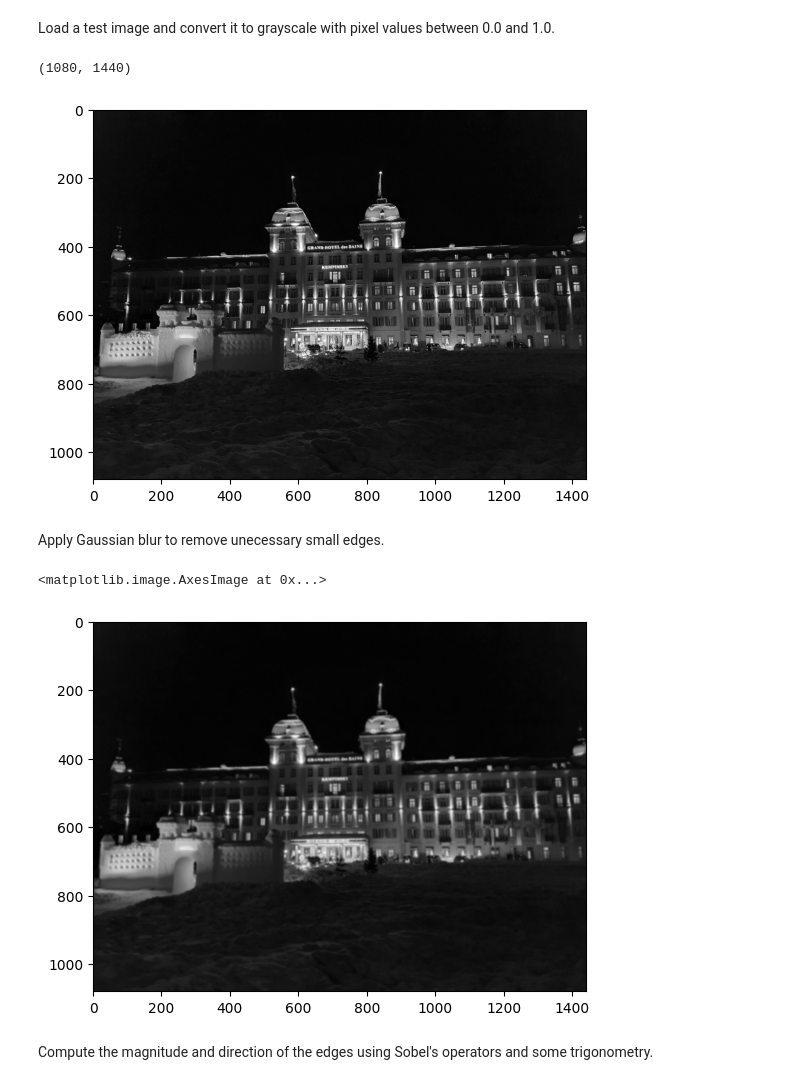
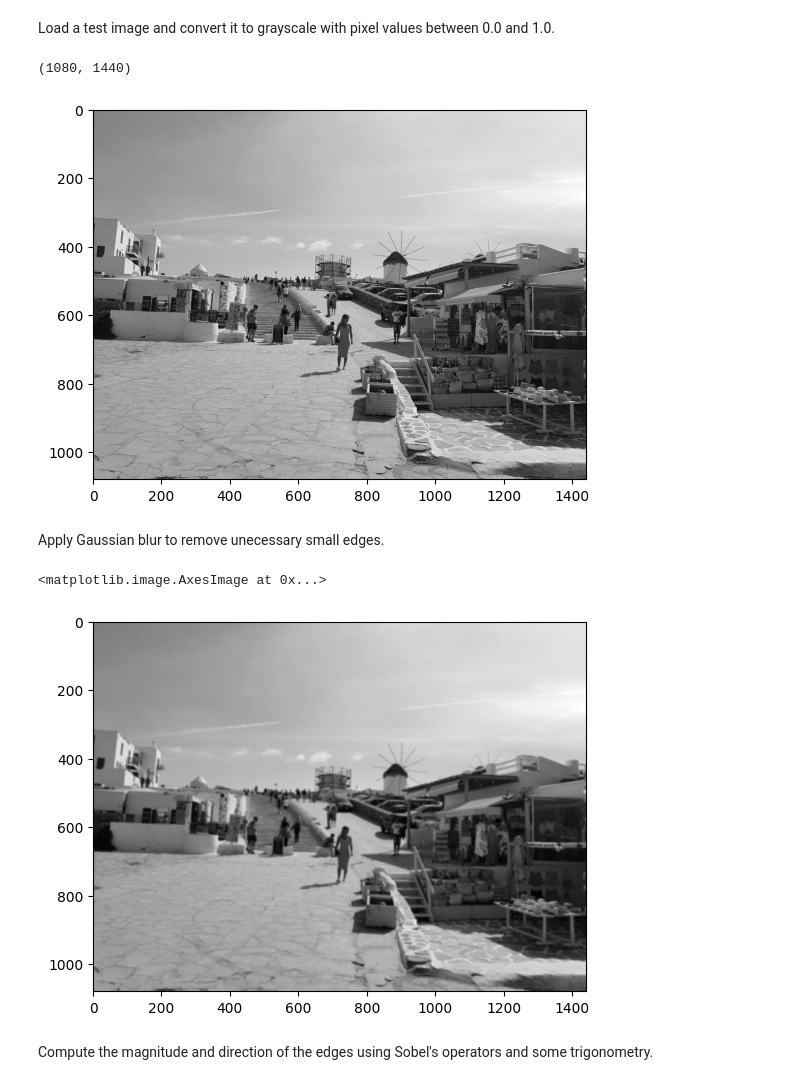
Before and after one commit to yv1es/computer_vision_scripts, a Jupyter notebook: canny_edge_detection.ipynb, the cells around one changed output. Cells and saved outputs as stored; diff of their text form; code cells hidden in the pictures.

```diff
--- a/canny_edge_detection.ipynb
+++ b/canny_edge_detection.ipynb
@@ -14,20 +14,20 @@ mpl.rc('image', cmap='gray')  # tell matplotlib to use gray shades for grayscale
 Load a test image and convert it to grayscale with pixel values between 0.0 and 1.0.
 # %%
 # img_name = 'imgs/stmoritz.jpg'
-img_name = 'imgs/stmoritz_fhd.jpg'
-# img_name = 'imgs/mykonos_fhd.jpg'
+# img_name = 'imgs/stmoritz_fhd.jpg'
+img_name = 'imgs/mykonos_fhd.jpg'
 
 
 img = np.array(imread(img_name), dtype=float)
 
 # convert to grayscale
 img = np.linalg.norm(img, axis=2) /255
 
 imshow(img)
 img.shape
 # %% [output]
 (1080, 1440)
-[figure, old version]
+[figure, new version]
 # %% [markdown]
 Apply Gaussian blur to remove unecessary small edges.
 # %%
@@ -46,7 +46,7 @@ blurred = convolve(img, g)
 imshow(blurred)
 # %% [output]
 <matplotlib.image.AxesImage at 0x...>
-[figure, old version]
+[figure, new version]
 # %% [markdown]
 Compute the magnitude and direction of the edges using Sobel's operators and some trigonometry.
 # %%
```
Also changed, not shown: parts of 5 cells of this notebook.
